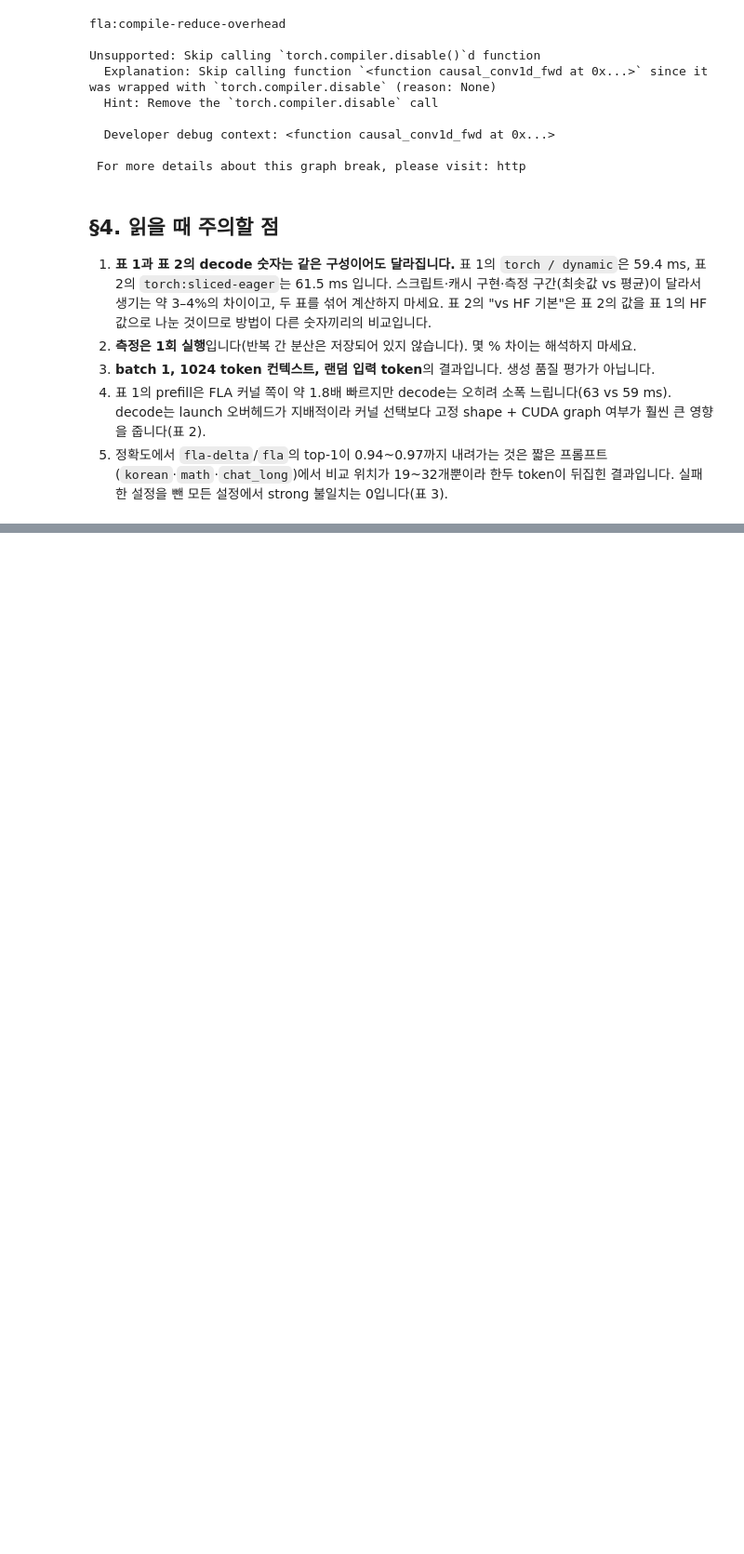
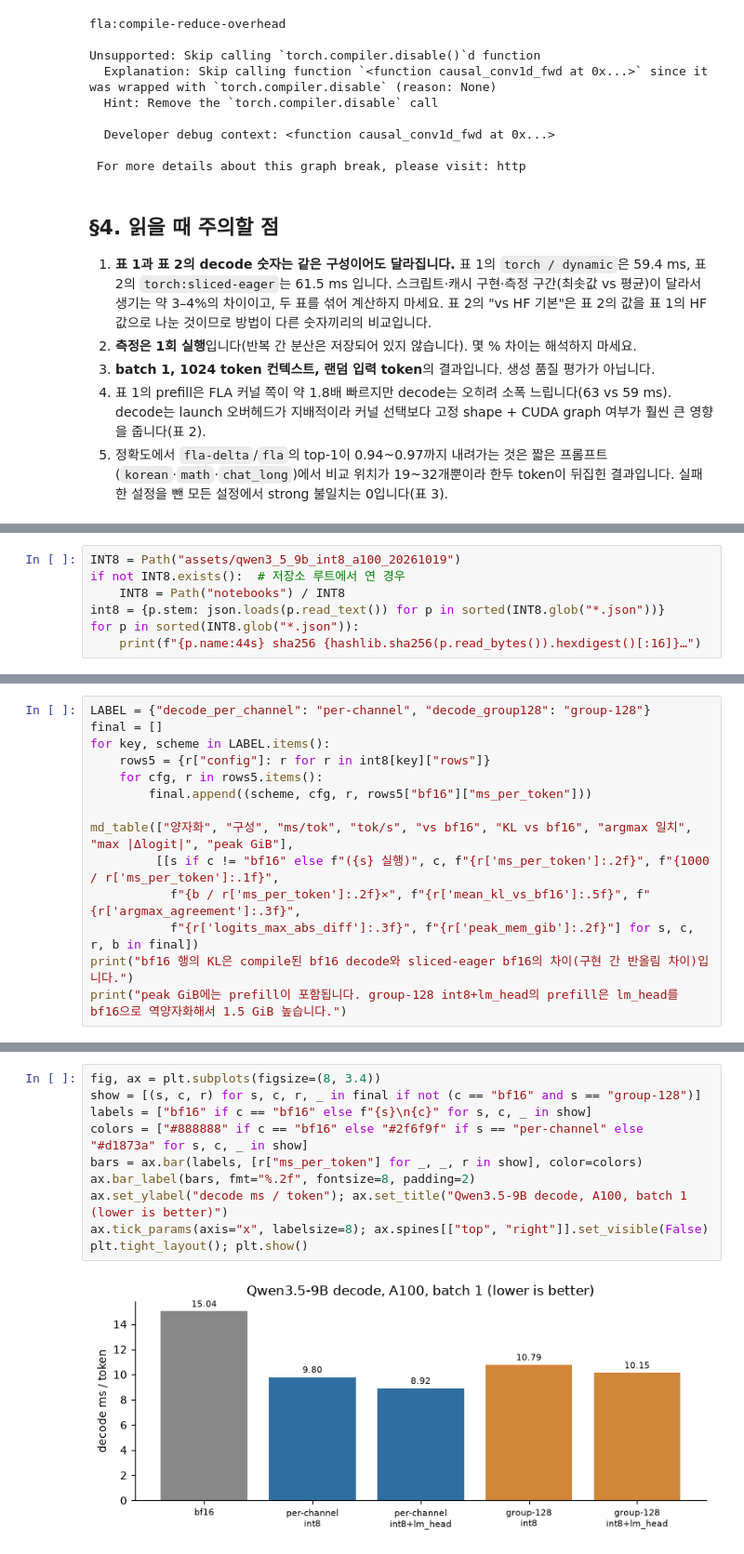
Before and after one commit to Jake-Song/infer-opt, a Jupyter notebook: notebooks/qwen3_5_9b_benchmark_tables.ipynb, the cells around one changed output, grey strips where cells are left out. Shown at 93% size. Cells and saved outputs as stored; diff of their text form; blank space fills up the shorter version.

```diff
--- a/notebooks/qwen3_5_9b_benchmark_tables.ipynb
+++ b/notebooks/qwen3_5_9b_benchmark_tables.ipynb
@@ -284,0 +305,7 @@ Unsupported: Skip calling `torch.compiler.disable()`d function
+# %%
+INT8 = Path("assets/qwen3_5_9b_int8_a100_20261019")
+if not INT8.exists():  # 저장소 루트에서 연 경우
+    INT8 = Path("notebooks") / INT8
+int8 = {p.stem: json.loads(p.read_text()) for p in sorted(INT8.glob("*.json"))}
+for p in sorted(INT8.glob("*.json")):
+    print(f"{p.name:44s} sha256 {hashlib.sha256(p.read_bytes()).hexdigest()[:16]}…")
@@ -284,0 +330,14 @@ Unsupported: Skip calling `torch.compiler.disable()`d function
+# %%
+LABEL = {"decode_per_channel": "per-channel", "decode_group128": "group-128"}
+final = []
+for key, scheme in LABEL.items():
+    rows5 = {r["config"]: r for r in int8[key]["rows"]}
+    for cfg, r in rows5.items():
+        final.append((scheme, cfg, r, rows5["bf16"]["ms_per_token"]))
+
+md_table(["양자화", "구성", "ms/tok", "tok/s", "vs bf16", "KL vs bf16", "argmax 일치", "max |Δlogit|", "peak GiB"],
+         [[s if c != "bf16" else f"({s} 실행)", c, f"{r['ms_per_token']:.2f}", f"{1000 / r['ms_per_token']:.1f}",
+           f"{b / r['ms_per_token']:.2f}×", f"{r['mean_kl_vs_bf16']:.5f}", f"{r['argmax_agreement']:.3f}",
+           f"{r['logits_max_abs_diff']:.3f}", f"{r['peak_mem_gib']:.2f}"] for s, c, r, b in final])
+print("bf16 행의 KL은 compile된 bf16 decode와 sliced-eager bf16의 차이(구현 간 반올림 차이)입니다.")
+print("peak GiB에는 prefill이 포함됩니다. group-128 int8+lm_head의 prefill은 lm_head를 bf16으로 역양자화해서 1.5 GiB 높습니다.")
@@ -284,0 +355,12 @@ Unsupported: Skip calling `torch.compiler.disable()`d function
+# %%
+fig, ax = plt.subplots(figsize=(8, 3.4))
+show = [(s, c, r) for s, c, r, _ in final if not (c == "bf16" and s == "group-128")]
+labels = ["bf16" if c == "bf16" else f"{s}\n{c}" for s, c, _ in show]
+colors = ["#888888" if c == "bf16" else "#2f6f9f" if s == "per-channel" else "#d1873a" for s, c, _ in show]
+bars = ax.bar(labels, [r["ms_per_token"] for _, _, r in show], color=colors)
+ax.bar_label(bars, fmt="%.2f", fontsize=8, padding=2)
+ax.set_ylabel("decode ms / token"); ax.set_title("Qwen3.5-9B decode, A100, batch 1 (lower is better)")
+ax.tick_params(axis="x", labelsize=8); ax.spines[["top", "right"]].set_visible(False)
+plt.tight_layout(); plt.show()
+# %% [output]
+[figure, added]
```
Also changed, not shown: parts of 14 cells of this notebook, 15 other files.
